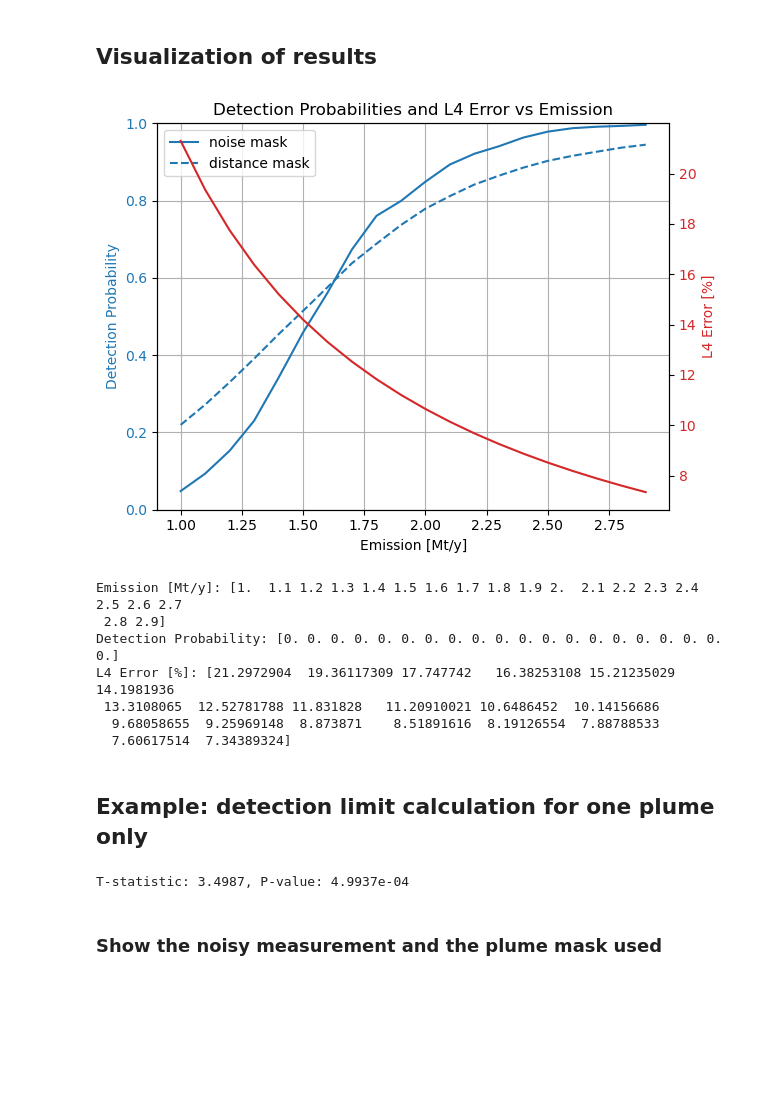
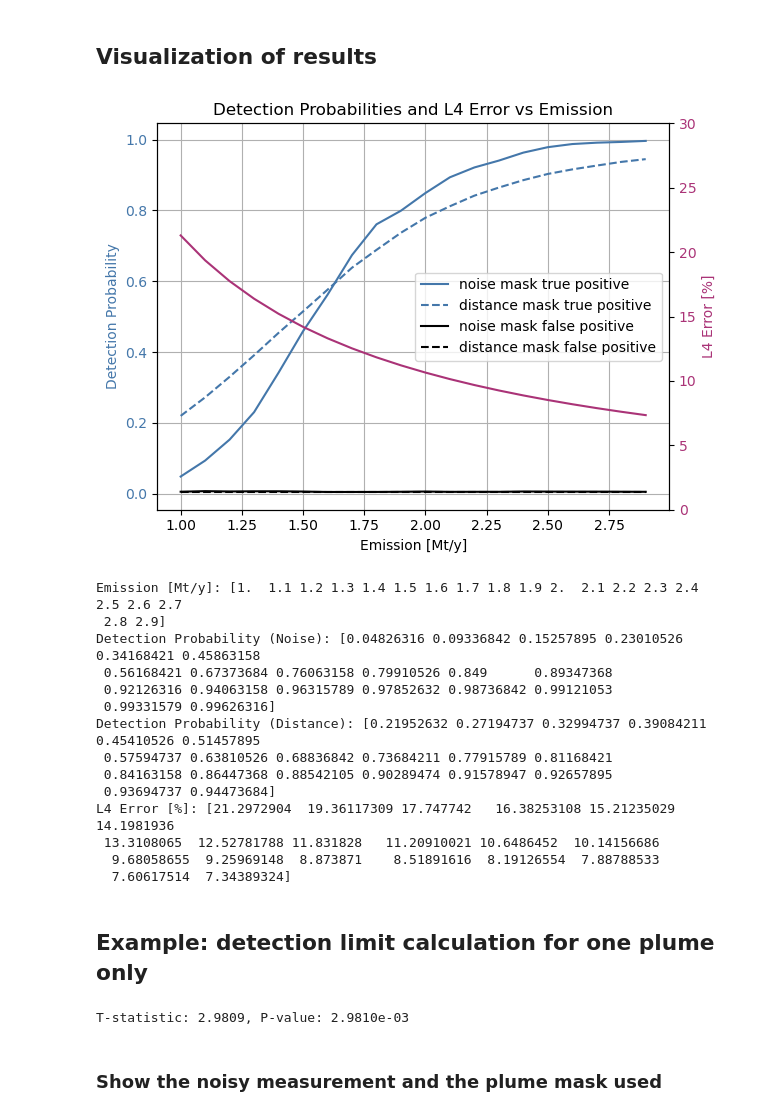
Before and after one commit to undomained/teds, a Jupyter notebook: examples/exp10.0_errors/l4_detection_and_errors.ipynb, the cells around one changed output. Saved outputs shown, nothing was run; the diff lists cells and outputs as text; code cells hidden in the pictures; blank space fills up the shorter version.

Commit message:
adding a false positive test and extra parallelization

```diff
--- a/examples/exp10.0_errors/l4_detection_and_errors.ipynb
+++ b/examples/exp10.0_errors/l4_detection_and_errors.ipynb
@@ -205,7 +232,8 @@ for i in range(len(emission_levels)):
 # This function calculates detection probabilities for a given emission level
 def process_emission_level(emission, plume_array, noise, noise_std, distances, num_noise_samples, times, mask_method):
     detection_count = 0
-    plume_detected = np.zeros(num_noise_samples * len(times))
+    plume_detected_true_positive = np.zeros(num_noise_samples * len(times))
+    plume_detected_false_positive = np.zeros(num_noise_samples * len(times))
 
     for sim_idx in range(len(times)):
         # Scale the emission for the current simulation
@@ -232,14 +260,29 @@ def process_emission_level(emission, plume_array, noise, noise_std, distances, n
 
             # Record detection if t-test criteria are met
             if t_stat > 0.0 and p_value < 0.01:
-                plume_detected[detection_count] = 1
+                plume_detected_true_positive[detection_count] = 1
+
+        ### Calculating False Positives
+            noisy_measurement = noise[:, :, noise_idx]
+
+            # Extract values based on detection mask
+            detected_values = noisy_measurement[detection_mask]
+            undetected_values = noisy_measurement[~detection_mask]
+
+            # Perform t-test to compare detected and undetected groups
+            t_stat, p_value = ttest_ind(detected_values, undetected_values, equal_var=False)
+
+            # Record detection if t-test criteria are met
+            if t_stat > 0.0 and p_value < 0.01:
+                plume_detected_false_positive[detection_count] = 1
 
             detection_count += 1
 
     # Calculate detection probability and average L4 error
-    detection_probability = np.mean(plume_detected)
+    detection_probability_true_positive = np.mean(plume_detected_true_positive)
+    detection_probability_false_positive = np.mean(plume_detected_false_positive)
 
-    return detection_probability
+    return detection_probability_true_positive, detection_probability_false_positive
 
 # Parallelize the loop over emission levels
 # Use joblib for parallel processing to improve performance
@@ -260,6 +303,9 @@ results_noise = Parallel(n_jobs=-1)(
 
 # Unpack results into separate arrays
 # Detection probabilities and L4 error are stored for each emission level
+# 0 of second dimension = true positive
+# 1 of second dimension = false positive
+
 detection_probabilities_distance = np.array(results_distance)
 detection_probabilities_noise = np.array(results_noise)
 # %% [markdown]
@@ -267,39 +313,51 @@ detection_probabilities_noise = np.array(results_noise)
 # %%
 # Plot detection probabilities and L4 error on the same plot with dual y-axes
 fig, ax1 = plt.subplots()
 
 # Plot detection probabilities on the left y-axis
-color1 = 'tab:blue'
+color1 = '#4477AA'
+color3 = 'black'
 ax1.set_xlabel('Emission [Mt/y]')
 ax1.set_ylabel('Detection Probability', color=color1)
-ax1.plot(emission_levels, detection_probabilities_noise, color=color1, label='noise mask')
-ax1.plot(emission_levels, detection_probabilities_distance, color=color1, label='distance mask',linestyle="--")
+ax1.plot(emission_levels, detection_probabilities_noise[:,0], color=color1, label='noise mask true positive')
+ax1.plot(emission_levels, detection_probabilities_distance[:,0], color=color1, label='distance mask true positive',linestyle="--")
+ax1.plot(emission_levels, detection_probabilities_noise[:,1], color=color3, label='noise mask false positive')
+ax1.plot(emission_levels, detection_probabilities_distance[:,1], color=color3, label='distance mask false positive',linestyle="--")
 ax1.tick_params(axis='y', labelcolor=color1)
 ax1.legend()
-ax1.set_ylim(0.0, 1)
+#ax1.set_ylim(0.0, 1)
 ax1.grid(True)
 
 # Create a second y-axis for L4 error
 ax2 = ax1.twinx()  # instantiate a second axes that shares the same x-axis
-color2 = 'tab:red'
+color2 = '#AA3377'
 ax2.set_ylabel('L4 Error [%]', color=color2)
 ax2.plot(emission_levels, l4_error, color=color2, linestyle='-', label='L4 Error [%]')
 ax2.tick_params(axis='y', labelcolor=color2)
+ax2.set_ylim(0,30)
 
 # Add a title and show the plot
 plt.title('Detection Probabilities and L4 Error vs Emission')
 fig.tight_layout()
 plt.show()
 
 # Debugging: Print the data
 print("Emission [Mt/y]:", emission_levels)
-print("Detection Probability:", detection_probabilities)
+print("Detection Probability (Noise):", detection_probabilities_noise[:,0])
+print("Detection Probability (Distance):", detection_probabilities_distance[:,0])
 print("L4 Error [%]:", l4_error)
 # %% [output]
-[figure, old version]
+[figure, new version]
 Emission [Mt/y]: [1.  1.1 1.2 1.3 1.4 1.5 1.6 1.7 1.8 1.9 2.  2.1 2.2 2.3 2.4 2.5 2.6 2.7
  2.8 2.9]
-Detection Probability: [0. 0. 0. 0. 0. 0. 0. 0. 0. 0. 0. 0. 0. 0. 0. 0. 0. 0. 0. 0.]
+Detection Probability (Noise): [0.04826316 0.09336842 0.15257895 0.23010526 0.34168421 0.45863158
+ 0.56168421 0.67373684 0.76063158 0.79910526 0.849      0.89347368
+ 0.92126316 0.94063158 0.96315789 0.97852632 0.98736842 0.99121053
+ 0.99331579 0.99626316]
+Detection Probability (Distance): [0.21952632 0.27194737 0.32994737 0.39084211 0.45410526 0.51457895
+ 0.57594737 0.63810526 0.68836842 0.73684211 0.77915789 0.81168421
+ 0.84163158 0.86447368 0.88542105 0.90289474 0.91578947 0.92657895
+ 0.93694737 0.94473684]
 L4 Error [%]: [21.2972904  19.36117309 17.747742   16.38253108 15.21235029 14.1981936
  13.3108065  12.52781788 11.831828   11.20910021 10.6486452  10.14156686
   9.68058655  9.25969148  8.873871    8.51891616  8.19126554  7.88788533
@@ -312,15 +370,19 @@ L4 Error [%]: [21.2972904  19.36117309 17.747742   16.38253108 15.21235029 14.19
 # Simulation parameters
 sim_idx = -1  # Index for the simulation to debug
 noise_idx = 0  # Index for the noise realization
-emission = 2.5  # Emission scaling factor
+emission = 2.2  # Emission scaling factor
 mask_method="distance"
+type="true_positive"
 
 # Extract the plume data for the selected simulation index
 plume = plume_array[:, :, sim_idx]
 scaled_plume = plume * emission  # Scale the plume by the emission factor
 
 # Add noise to the scaled plume
-noisy_measurement = scaled_plume + noise[:, :, noise_idx]
+if type=="true_positive":
+    noisy_measurement = scaled_plume + noise[:, :, noise_idx]
+else:
+    noisy_measurement = noise[:, :, noise_idx]
 
 # Detection mask: Identify areas where the scaled plume exceeds noise standard deviation
 if mask_method=="distance":
@@ -338,7 +400,7 @@ t_stat, p_value = ttest_ind(detected_values, undetected_values, equal_var=False)
 # Print t-test results for statistical comparison
 print(f"T-statistic: {t_stat:.4f}, P-value: {p_value:.4e}")
 # %% [output]
-T-statistic: 3.4987, P-value: 4.9937e-04
+T-statistic: 2.9809, P-value: 2.9810e-03
 # %% [markdown]
 ### Show the noisy measurement and the plume mask used
 # %%
```
Also changed, not shown: parts of 10 cells of this notebook.
